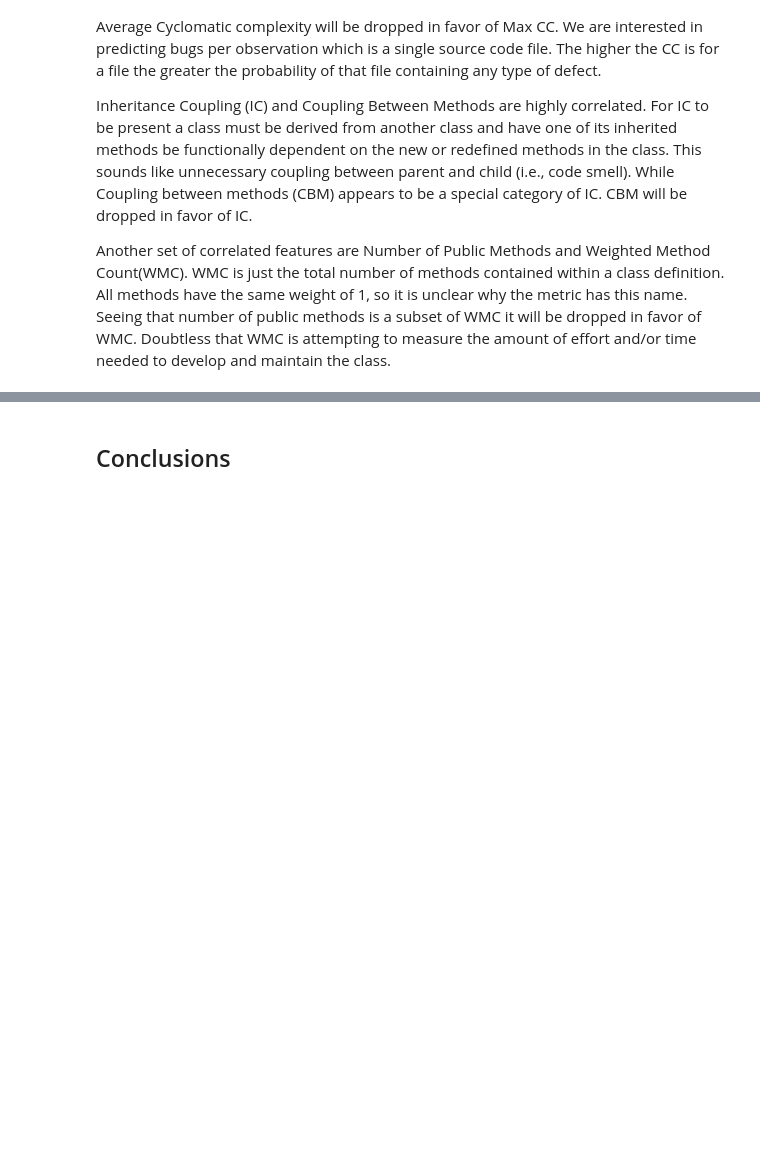
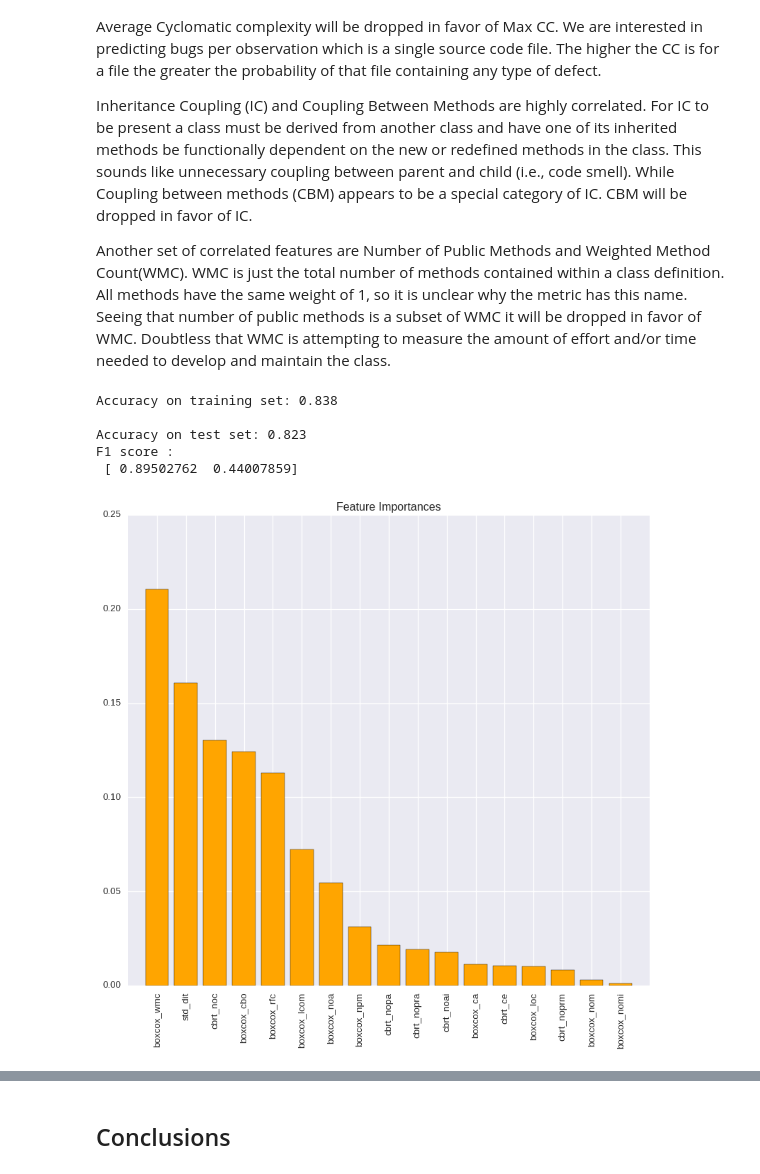
Before and after one commit to 315iah515/Thinkful-Notebooks, a Jupyter notebook: Bootcamp/Supervised/CapStone/SupervisedLearningCapStone.ipynb, the cells around one changed output, grey strips where cells are left out. Cells and saved outputs as stored; diff of their text form; code cells hidden in the pictures; blank space fills up the shorter version.

```diff
--- a/Bootcamp/Supervised/CapStone/SupervisedLearningCapStone.ipynb
+++ b/Bootcamp/Supervised/CapStone/SupervisedLearningCapStone.ipynb
@@ -184,3 +185,39 @@ There is quite a bit of multicollinearity between the features. Average and Max
 Inheritance Coupling (IC) and Coupling Between Methods are highly correlated. For IC to be present a class must be derived from another class and have one of its inherited methods be functionally dependent on the new or redefined methods in the class.  This sounds like unnecessary coupling between parent and child (i.e., code smell).  While Coupling between methods (CBM) appears to be a special category of IC.  CBM will be dropped in favor of IC.
 
 Another set of correlated features are Number of Public Methods and Weighted Method Count(WMC). WMC is just the total number of methods contained within a class definition.  All methods have the same weight of 1, so it is unclear why the metric has this name.  Seeing that number of public methods is a subset of WMC it will be dropped in favor of WMC.  Doubtless that WMC is attempting to measure the amount of effort and/or time needed to develop and maintain the class.
+# %%
+# Feature selection with Random Forest
+from sklearn.metrics import f1_score
+
+sw_metrics['bugs_b'] = np.where(sw_metrics.bugs > 0, 1, 0)
+y = sw_metrics.bugs_b
+X = sw_metrics.drop(['bugs', 'bugs_b', 'cbrt_bugs'], axis=1)
+
+labels = X.columns
+X_train, X_test, y_train, y_test = train_test_split(X, y, test_size=0.3, random_state=0)
+
+rfc = ensemble.RandomForestClassifier(n_estimators=10, max_depth=4, class_weight={0:1, 1:3})
+rfc.fit(X_train, y_train)
+
+importances = rfc.feature_importances_
+indices = np.argsort(importances)[::-1]
+plt.figure(figsize=(800/my_dpi, 800/my_dpi), dpi=my_dpi)
+plt.title('Feature Importances')
+plt.bar(range(X_train.shape[1]), importances[indices], color='orange', align='center')
+plt.xticks(range(X_train.shape[1]), labels, rotation=90)
+plt.xlim([-1, X_train.shape[1]])
+plt.tight_layout()
+
+print("\nAccuracy on training set: {:.3f}".format(rfc.score(X_train, y_train)))
+
+y_ = rfc.predict(X_test)
+
+print("\nAccuracy on test set: {:.3f}".format(rfc.score(X_test, y_test)))
+print("F1 score :\n %s" % (f1_score(y_test, y_, average=None)))
+# %% [output]
+Accuracy on training set: 0.838
+
+Accuracy on test set: 0.823
+F1 score :
+ [ 0.89502762  0.44007859]
+[figure, added]
```
Also changed, not shown: parts of 10 cells of this notebook.
